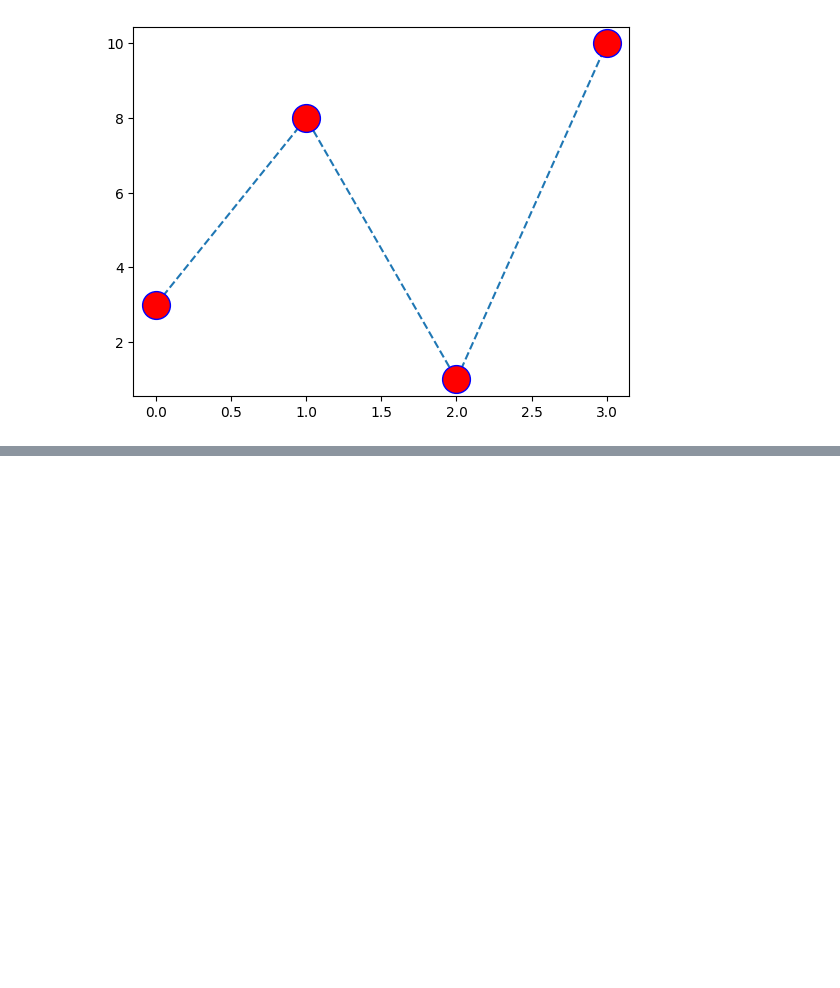
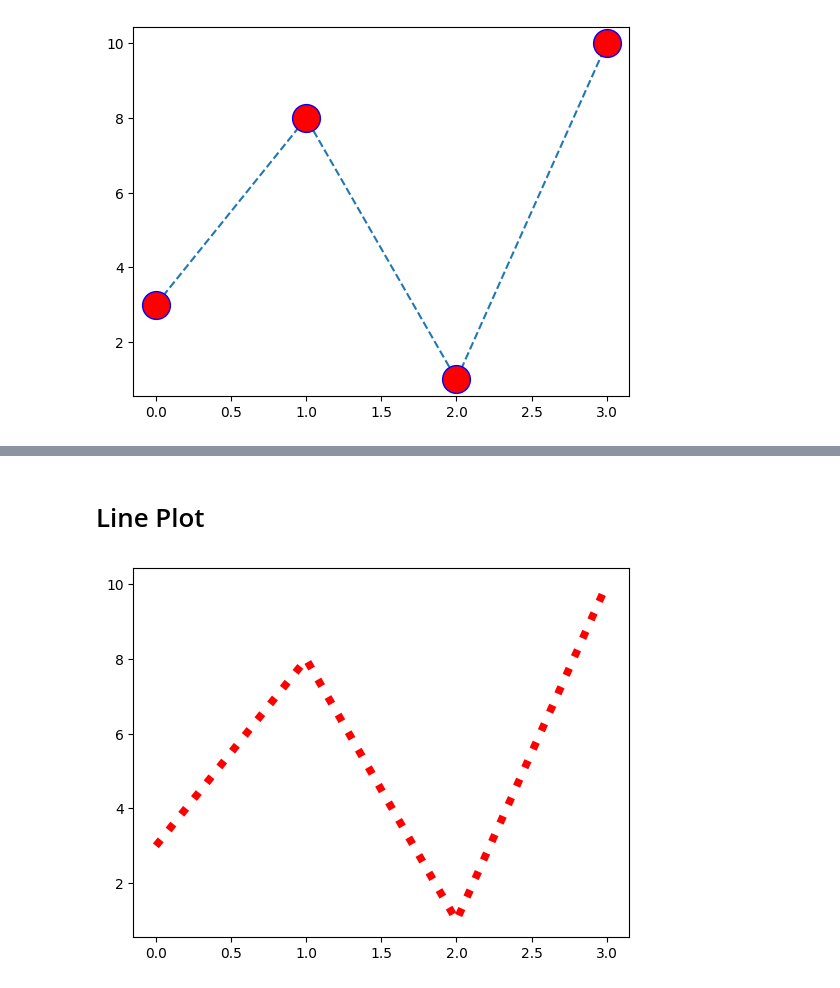
Before and after one commit to vibhuti0/matplotlib, a Jupyter notebook: matplotlib.ipynb, the cells around one changed output, grey strips where cells are left out. Cells and saved outputs as stored; diff of their text form; code cells hidden in the pictures; blank space fills up the shorter version.

```diff
--- a/matplotlib.ipynb
+++ b/matplotlib.ipynb
@@ -66,0 +80,12 @@ plt.show()
+# %% [markdown]
+# Line Plot
+# %%
+import matplotlib.pyplot as plt
+import numpy as np
+
+ypoints = np.array([3, 8, 1, 10])
+
+plt.plot(ypoints, linestyle = 'dotted',c='r',linewidth='5.5')
+plt.show()
+# %% [output]
+[figure, added]
```
Also changed, not shown: parts of 9 cells of this notebook.
